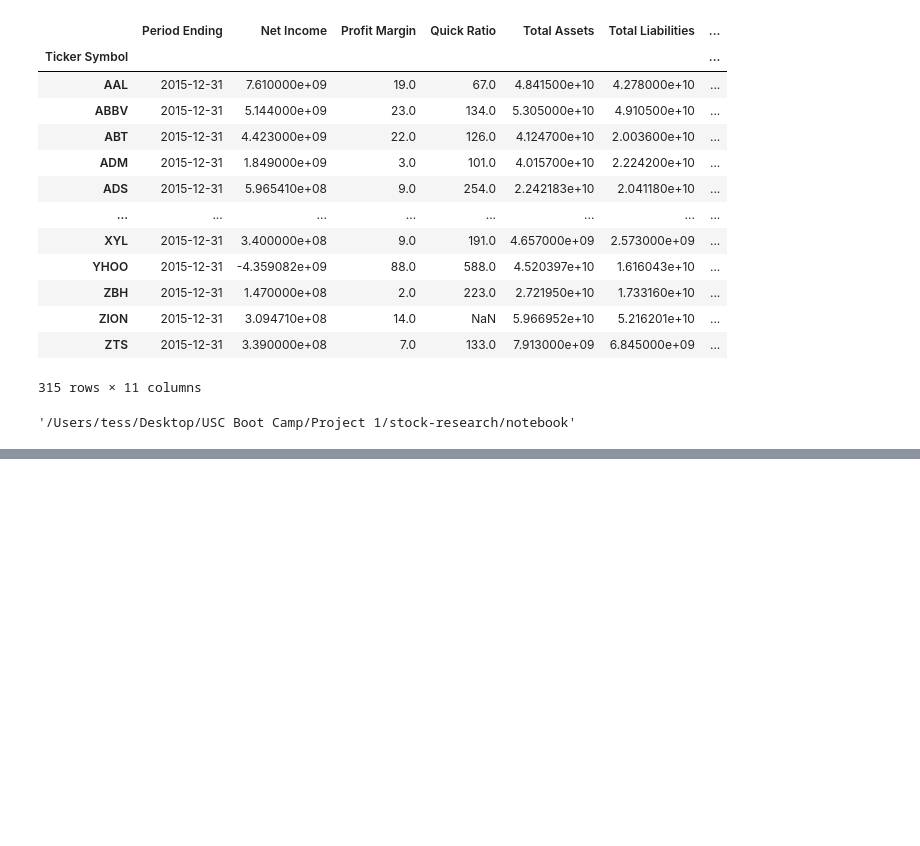
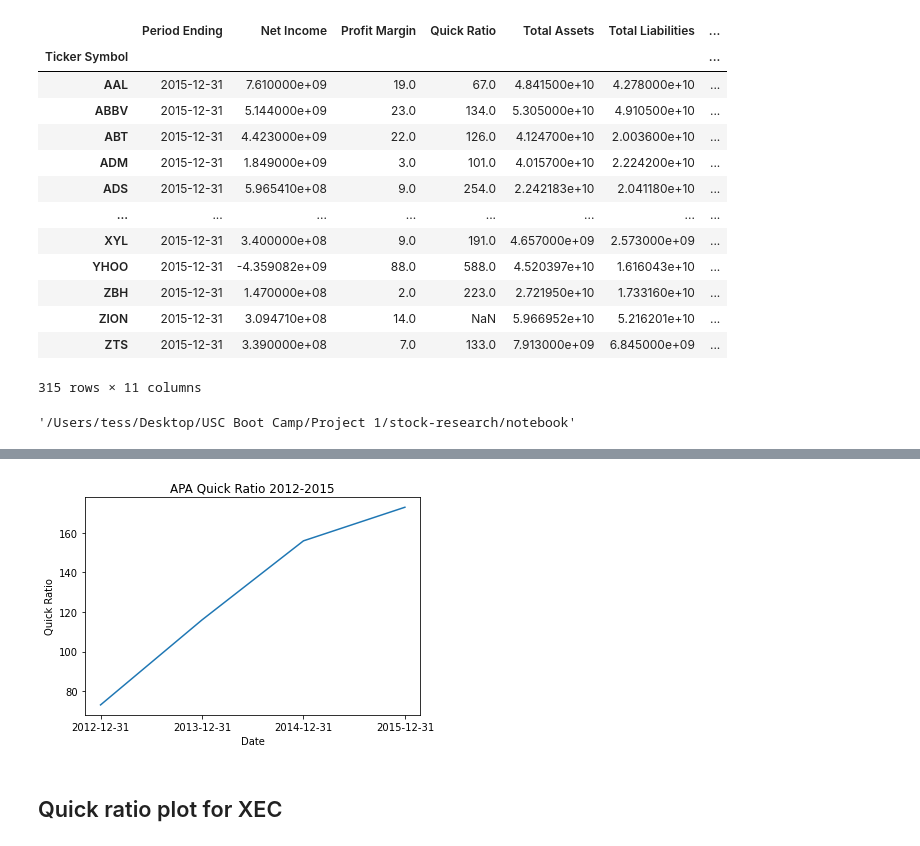
Before and after one commit to TessPalan/stock-research, a Jupyter notebook: notebook/cleaning_merge.ipynb, the cells around one changed output, grey strips where cells are left out. Saved outputs shown, nothing was run; the diff lists cells and outputs as text; code cells hidden in the pictures; blank space fills up the shorter version.

```diff
--- a/notebook/cleaning_merge.ipynb
+++ b/notebook/cleaning_merge.ipynb
@@ -123,0 +211,6 @@ Final_data_df.to_csv("../data/stocks_closing_info_2015.csv")
+# %%
+apa_quick_ratio = fundamentals.loc[
+            fundamentals['Ticker Symbol'] == 'APA' ,
+            ['Period Ending','Quick Ratio']
+]
+apa_quick_ratio
@@ -123,0 +223,14 @@ Final_data_df.to_csv("../data/stocks_closing_info_2015.csv")
+# %%
+x_axis = apa_quick_ratio['Period Ending']
+y_axis = apa_quick_ratio['Quick Ratio']
+# %%
+plt.plot(x_axis,y_axis)
+plt.title("APA Quick Ratio 2012-2015")
+plt.xlabel('Date')
+plt.ylabel('Quick Ratio')
+plt.savefig("../visuals/APA_quickratio.png")
+plt.show()
+# %% [output]
+[figure, added]
+# %% [markdown]
+## Quick ratio plot for XEC
```
Also changed, not shown: parts of 42 cells of this notebook, 17 other files.
